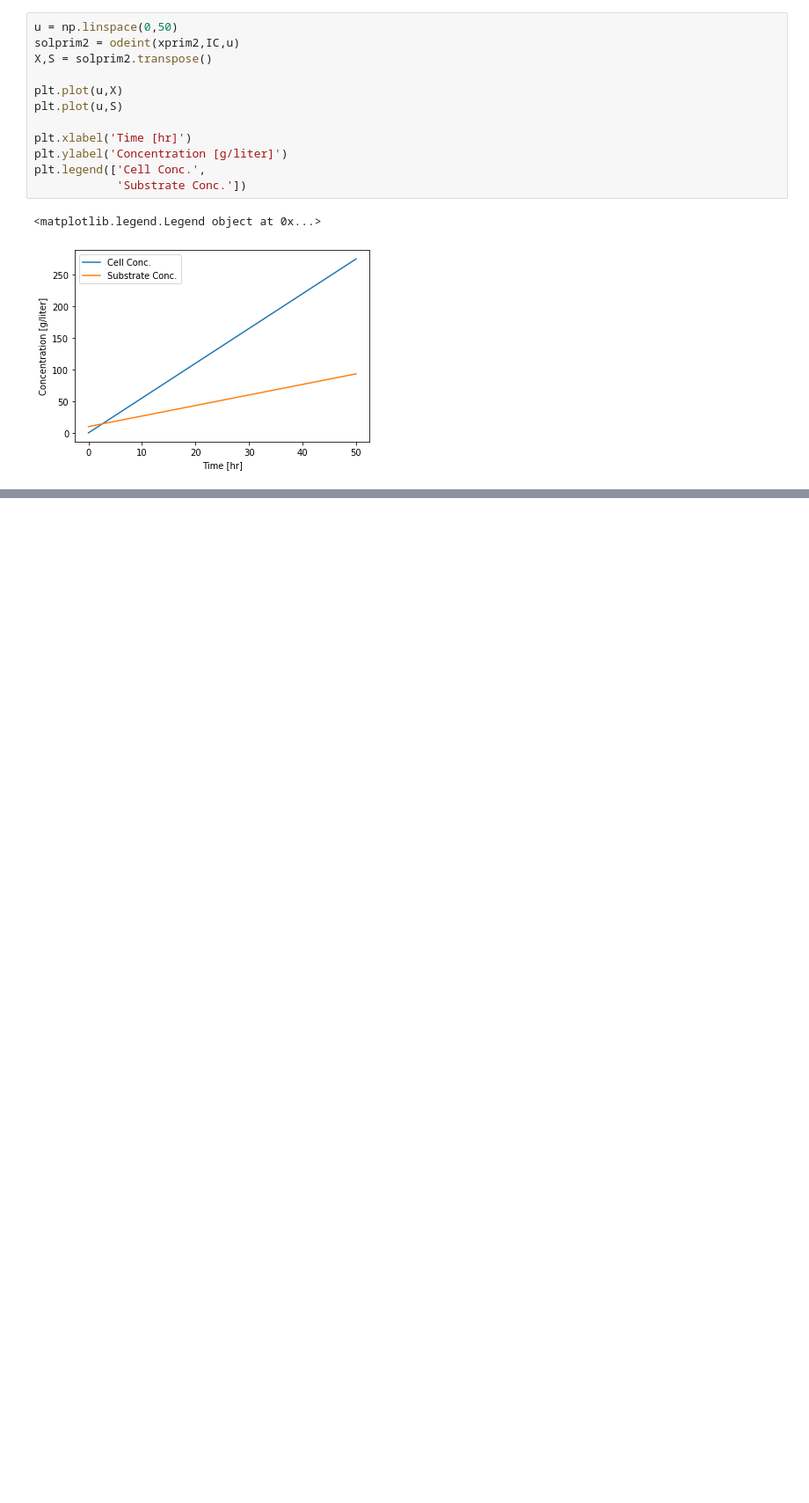
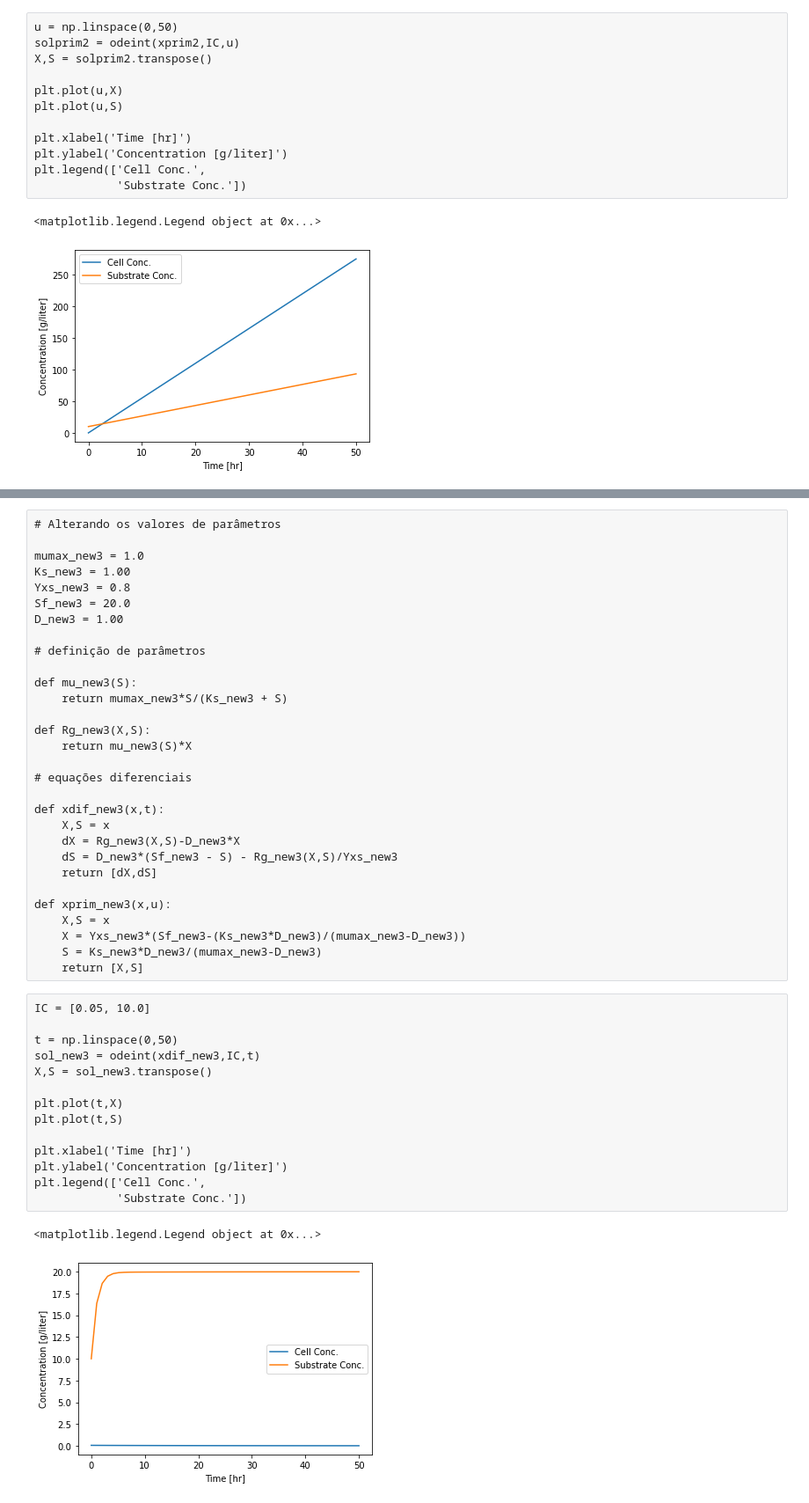
Before and after one commit to RaphaLevy/Artigo_Fenomenos_Biologicos, a Jupyter notebook: Projeto_ModBio_RaphaelLevy_e_ErickBrito_V2.ipynb, the cells around one changed output, grey strips where cells are left out. Shown at 88% size. Drawn from its saved outputs; the diff is of its cells as text; blank space fills up the shorter version.

```diff
--- a/Projeto_ModBio_RaphaelLevy_e_ErickBrito_V2.ipynb
+++ b/Projeto_ModBio_RaphaelLevy_e_ErickBrito_V2.ipynb
@@ -130,0 +225,47 @@ plt.legend(['Cell Conc.',
+# %%
+# Alterando os valores de parâmetros
+
+mumax_new3 = 1.0
+Ks_new3 = 1.00
+Yxs_new3 = 0.8
+Sf_new3 = 20.0
+D_new3 = 1.00
+
+# definição de parâmetros
+
+def mu_new3(S):
+    return mumax_new3*S/(Ks_new3 + S)
+
+def Rg_new3(X,S):
+    return mu_new3(S)*X
+
+# equações diferenciais
+
+def xdif_new3(x,t):
+    X,S = x
+    dX = Rg_new3(X,S)-D_new3*X
+    dS = D_new3*(Sf_new3 - S) - Rg_new3(X,S)/Yxs_new3
+    return [dX,dS]
+
+def xprim_new3(x,u):
+    X,S = x
+    X = Yxs_new3*(Sf_new3-(Ks_new3*D_new3)/(mumax_new3-D_new3))
+    S = Ks_new3*D_new3/(mumax_new3-D_new3)
+    return [X,S]
+# %%
+IC = [0.05, 10.0]
+
+t = np.linspace(0,50)
+sol_new3 = odeint(xdif_new3,IC,t)
+X,S = sol_new3.transpose()
+
+plt.plot(t,X)
+plt.plot(t,S)
+
+plt.xlabel('Time [hr]')
+plt.ylabel('Concentration [g/liter]')
+plt.legend(['Cell Conc.',
+            'Substrate Conc.'])
+# %% [output]
+<matplotlib.legend.Legend object at 0x...>
+[figure, added]
```
Also changed, not shown: parts of 8 cells of this notebook.
